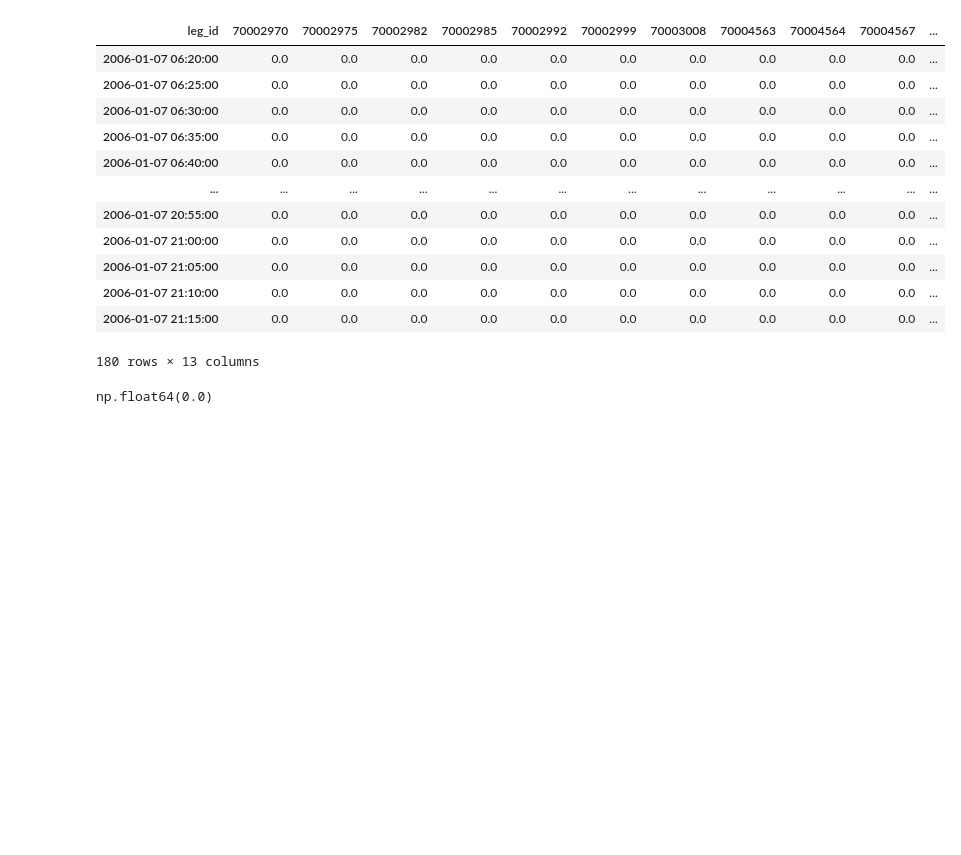
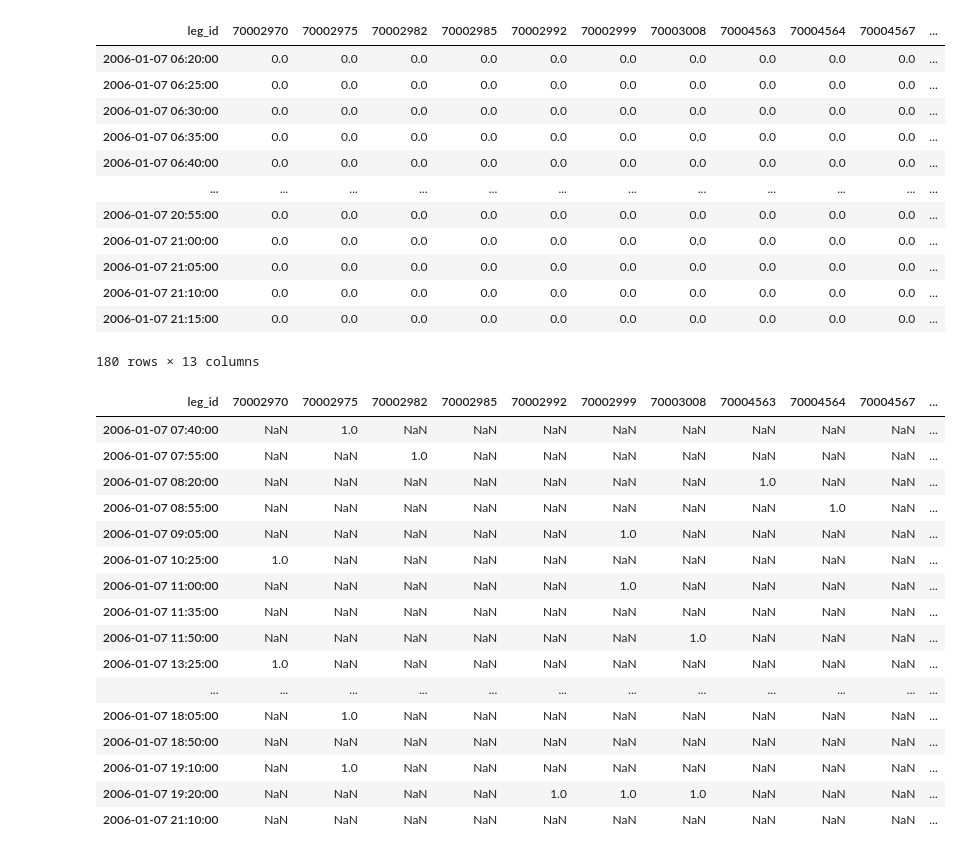
Before and after one commit to Naunn/QPoland-Hackathon-24, a Jupyter notebook: code/ILP.ipynb, the cells around one changed output. Drawn from its saved outputs; the diff is of its cells as text; code cells hidden in the pictures; blank space fills up the shorter version.

```diff
--- a/code/ILP.ipynb
+++ b/code/ILP.ipynb
@@ -1,8 +1,12 @@
 # %%
+# import packages
 import pandas as pd
 import numpy as np
 from pulp import *
 
 import sqlite3
 
-PATH = "C:\\Users\\User\\Desktop\\repos\\QPoland-Hackathon-24\\data\\"
+PATH: str = "C:\\Users\\User\\Desktop\\repos\\QPoland-Hackathon-24\\data\\"
+
+# make a connection to the database (.db)
+con = sqlite3.connect(PATH + "smplr_inst.db")
@@ -103,3 +54,20 @@ aircraft
 |  | index | registration | model | family | position | owned |
 | 0 | 0 | A321#4 | A321 | Airbus | CDG | 1 |
 | 1 | 1 | A320#10 | A320 | Airbus | TLS | 1 |
+# %%
+# create time buckets
+# Using discrete time-buckets
+min_bucket: int = 5  # min
+
+# Create time-series between arrival of first plane and departure of last
+t = pd.Series(
+    pd.date_range(
+        start=flights["start"].min(),
+        end=flights["finish"].max(),
+        freq=pd.offsets.Minute(min_bucket),
+    ),
+)
+
+A = pd.DataFrame(np.zeros((len(t), len(flights.leg_id))), index=t)
+A.columns = flights.leg_id
+A
@@ -106,3 +92,2 @@ aircraft
 # %%
-# 0. Initialise model
-lp = LpProblem("Flight_Scheduler", LpMaximize)  # minimize cost
+lp = LpProblem("Flight_Scheduler", LpMinimize)  # minimize cost
@@ -183,7 +174,27 @@ results
 | 2006-01-07 21:10:00 | 0.0 | 0.0 | 0.0 | 0.0 | 0.0 | 0.0 | 0.0 | 0.0 | 0.0 | 0.0 | ... |
 | 2006-01-07 21:15:00 | 0.0 | 0.0 | 0.0 | 0.0 | 0.0 | 0.0 | 0.0 | 0.0 | 0.0 | 0.0 | ... |
 180 rows × 13 columns
-# %%
-results.sum().sum()
-# %% [output]
-np.float64(0.0)
+# %%
+# addition of a random solution to prepare the form of the code
+results = results.applymap(lambda x: np.random.randint(0, 100))
+results = results.where(results.eq(results[results > 0].min(), axis=1), 0)
+results = results[results > 0].dropna(how="all")
+results
+# %% [output]
+| leg_id | 70002970 | 70002975 | 70002982 | 70002985 | 70002992 | 70002999 | 70003008 | 70004563 | 70004564 | 70004567 | ... |
+| 2006-01-07 07:40:00 | NaN | 1.0 | NaN | NaN | NaN | NaN | NaN | NaN | NaN | NaN | ... |
+| 2006-01-07 07:55:00 | NaN | NaN | 1.0 | NaN | NaN | NaN | NaN | NaN | NaN | NaN | ... |
+| 2006-01-07 08:20:00 | NaN | NaN | NaN | NaN | NaN | NaN | NaN | 1.0 | NaN | NaN | ... |
+| 2006-01-07 08:55:00 | NaN | NaN | NaN | NaN | NaN | NaN | NaN | NaN | 1.0 | NaN | ... |
+| 2006-01-07 09:05:00 | NaN | NaN | NaN | NaN | NaN | 1.0 | NaN | NaN | NaN | NaN | ... |
+| 2006-01-07 10:25:00 | 1.0 | NaN | NaN | NaN | NaN | NaN | NaN | NaN | NaN | NaN | ... |
+| 2006-01-07 11:00:00 | NaN | NaN | NaN | NaN | NaN | 1.0 | NaN | NaN | NaN | NaN | ... |
+| 2006-01-07 11:35:00 | NaN | NaN | NaN | NaN | NaN | NaN | NaN | NaN | NaN | NaN | ... |
+| 2006-01-07 11:50:00 | NaN | NaN | NaN | NaN | NaN | NaN | 1.0 | NaN | NaN | NaN | ... |
+| 2006-01-07 13:25:00 | 1.0 | NaN | NaN | NaN | NaN | NaN | NaN | NaN | NaN | NaN | ... |
+| ... | ... | ... | ... | ... | ... | ... | ... | ... | ... | ... | ... |
+| 2006-01-07 18:05:00 | NaN | 1.0 | NaN | NaN | NaN | NaN | NaN | NaN | NaN | NaN | ... |
+| 2006-01-07 18:50:00 | NaN | NaN | NaN | NaN | NaN | NaN | NaN | NaN | NaN | NaN | ... |
+| 2006-01-07 19:10:00 | NaN | 1.0 | NaN | NaN | NaN | NaN | NaN | NaN | NaN | NaN | ... |
+| 2006-01-07 19:20:00 | NaN | NaN | NaN | NaN | 1.0 | 1.0 | 1.0 | NaN | NaN | NaN | ... |
+| 2006-01-07 21:10:00 | NaN | NaN | NaN | NaN | NaN | NaN | NaN | NaN | NaN | NaN | ... |
```
Also changed, not shown: parts of 24 cells of this notebook, 2 other files.
